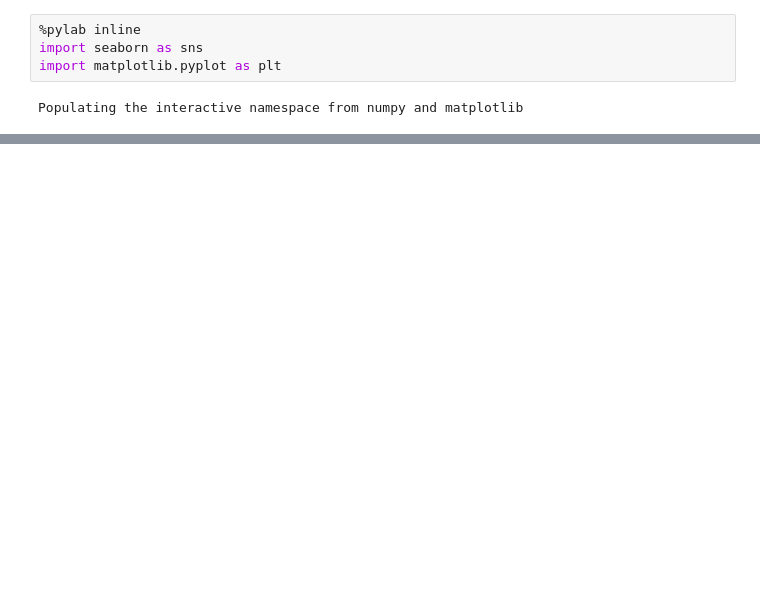
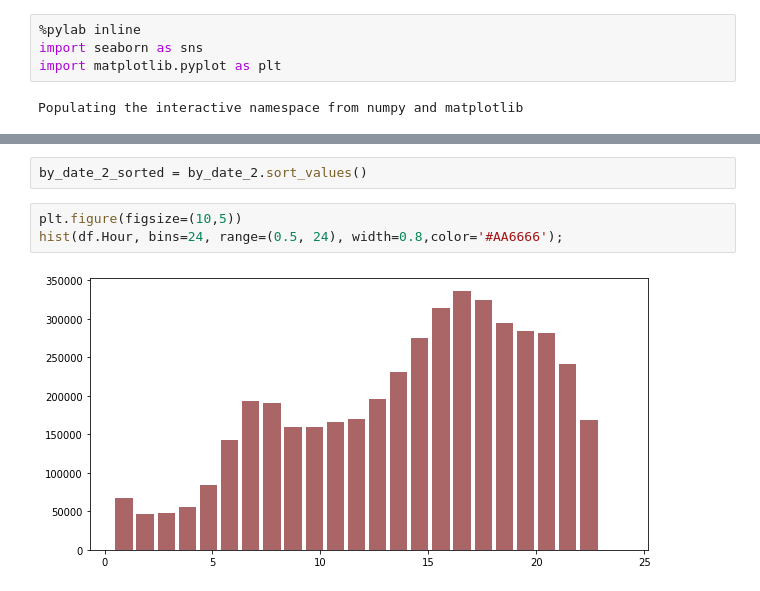
Before and after one commit to kilus666/Python-VCCORP, a Jupyter notebook: Ubercase/Uber analytic.ipynb, the cells around one changed output, grey strips where cells are left out. Cells and saved outputs as stored; diff of their text form; blank space fills up the shorter version.

```diff
--- a/Ubercase/Uber analytic.ipynb
+++ b/Ubercase/Uber analytic.ipynb
@@ -98,0 +172,7 @@ dtype: int64
+# %%
+by_date_2_sorted = by_date_2.sort_values()
+# %%
+plt.figure(figsize=(10,5))
+hist(df.Hour, bins=24, range=(0.5, 24), width=0.8,color='#AA6666');
+# %% [output]
+[figure, added]
```
Also changed, not shown: parts of 15 cells of this notebook, 1 other file.
